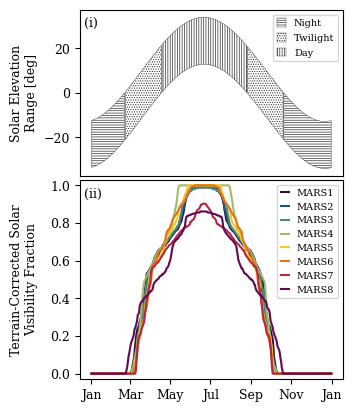
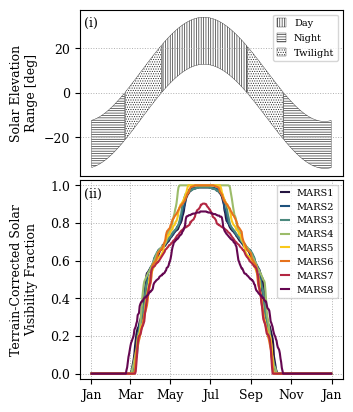
The notebook cell's code change between the first figure and the second:
--- before
+++ after
@@ -29,4 +29,17 @@
     solar_min_el,
     solar_max_el,
+    where=is_day,
+    label="Day",
+    hatch="|||||||",
+    fc="none",
+    # edgecolor="0.65",
+    linewidth=0.3,
+    alpha=0.8,
+)
+
+ax0.fill_between(
+    daily_times,
+    solar_min_el,
+    solar_max_el,
     where=is_night,
     label="Night",
@@ -51,22 +64,4 @@
 )
 
-ax0.fill_between(
-    daily_times,
-    solar_min_el,
-    solar_max_el,
-    where=is_day,
-    label="Day",
-    hatch="|||||||",
-    fc="none",
-    # edgecolor="0.65",
-    linewidth=0.3,
-    alpha=0.8,
-)
-
-# # Optional envelope outline and horizon line
-# ax0.plot(daily_times, solar_max_el, color="0.7", lw=0.8)
-# ax0.plot(daily_times, solar_min_el, color="0.7", lw=0.8)
-# ax0.axhline(0, color="0.55", lw=0.8, zorder=0)
-
 ax0.set_ylabel("Solar Elevation\nRange [deg]")
 ax0.legend(
@@ -77,4 +72,8 @@
     handlelength=1,
 )
+
+ax0.xaxis.set_major_locator(mdates.MonthLocator(interval=2))
+ax0.xaxis.set_major_formatter(mdates.DateFormatter("%b"))
+
 ax0.xaxis.set_visible(False)
 
@@ -129,4 +128,6 @@
     )
 
+    ax.grid(ls=":", lw=0.7, alpha=1)
+
 fig.savefig("paper/solar_elevation.pdf", bbox_inches="tight", pad_inches=0.02)
 plt.show()

Commit: Second round of figure polishing